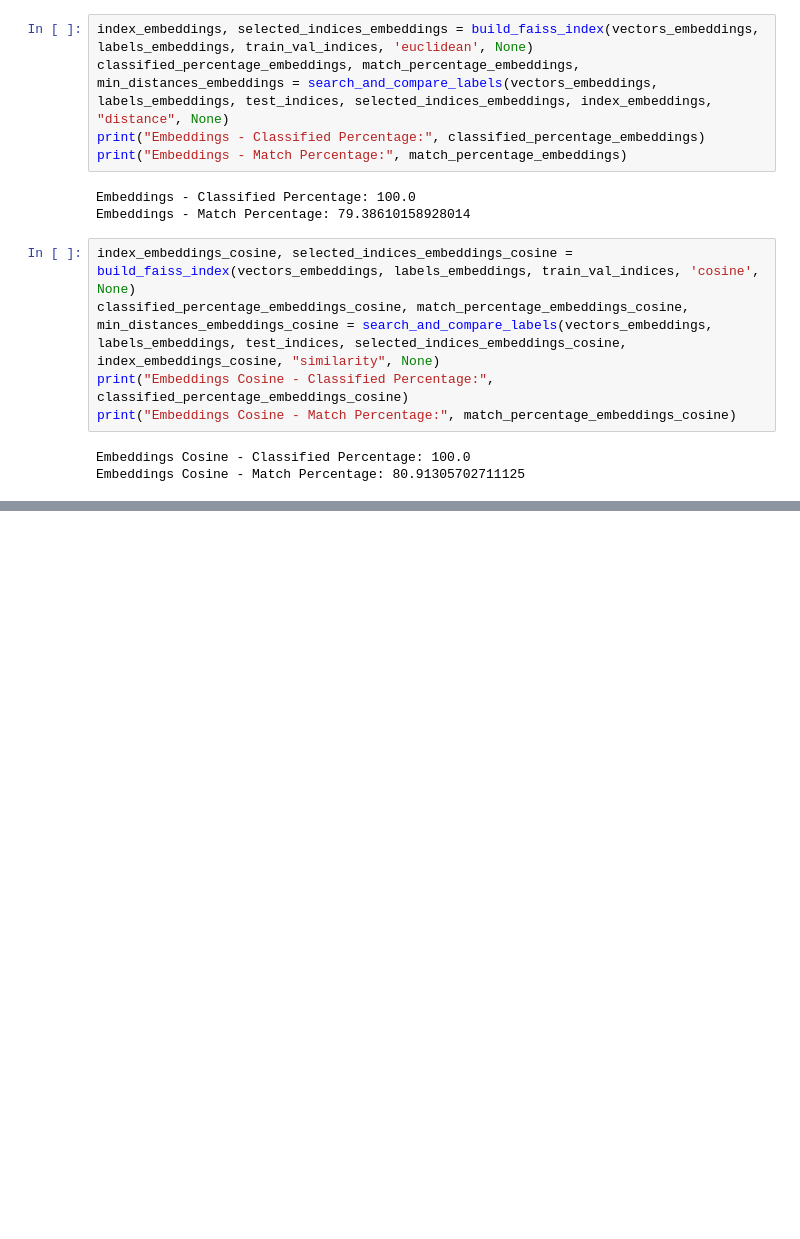
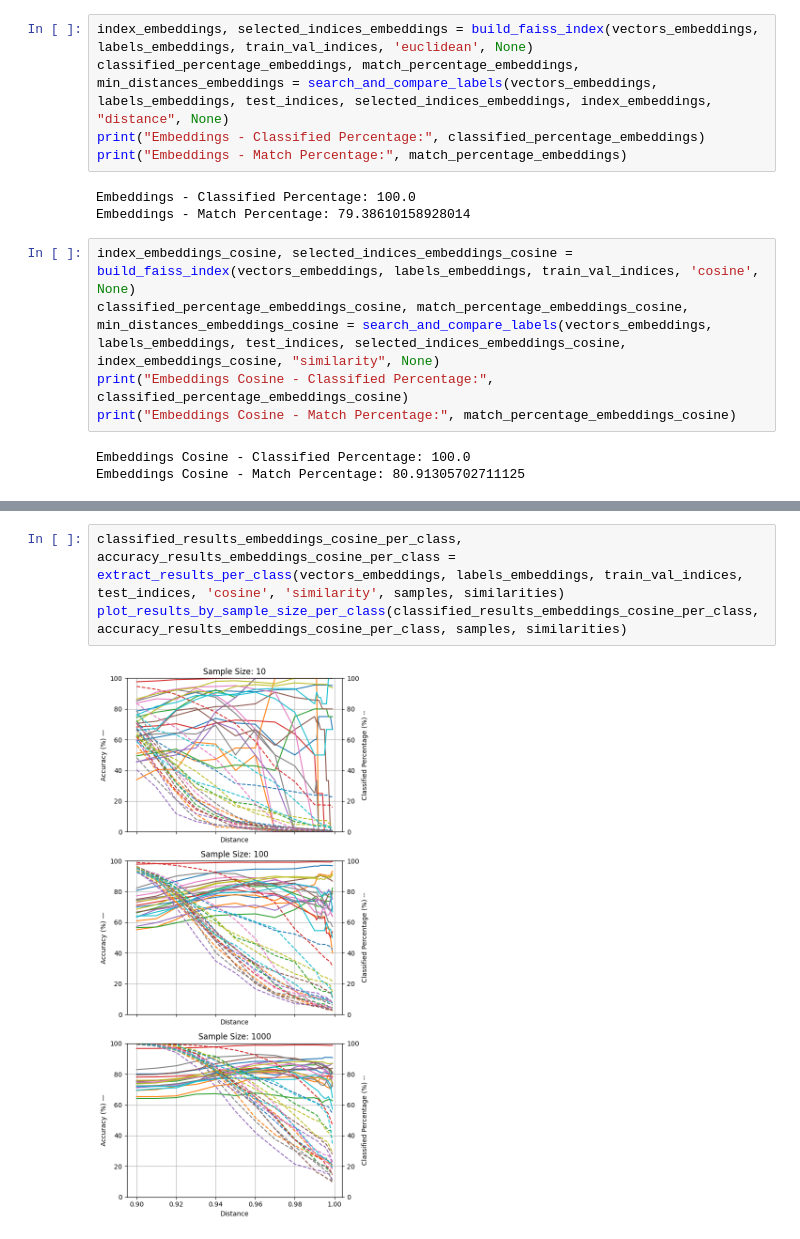
Before and after one commit to elliev7/partiii_research_project, a Jupyter notebook: fingerprinting/database.ipynb, the cells around one changed output, grey strips where cells are left out. Cells and saved outputs as stored; diff of their text form; blank space fills up the shorter version.

```diff
--- a/fingerprinting/database.ipynb
+++ b/fingerprinting/database.ipynb
@@ -280,0 +113,5 @@ Still not ideal.
+# %%
+classified_results_embeddings_cosine_per_class, accuracy_results_embeddings_cosine_per_class = extract_results_per_class(vectors_embeddings, labels_embeddings, train_val_indices, test_indices, 'cosine', 'similarity', samples, similarities)
+plot_results_by_sample_size_per_class(classified_results_embeddings_cosine_per_class, accuracy_results_embeddings_cosine_per_class, samples, similarities)
+# %% [output]
+[figure, added]
```
Also changed, not shown: parts of 27 cells of this notebook, 2 other files.
